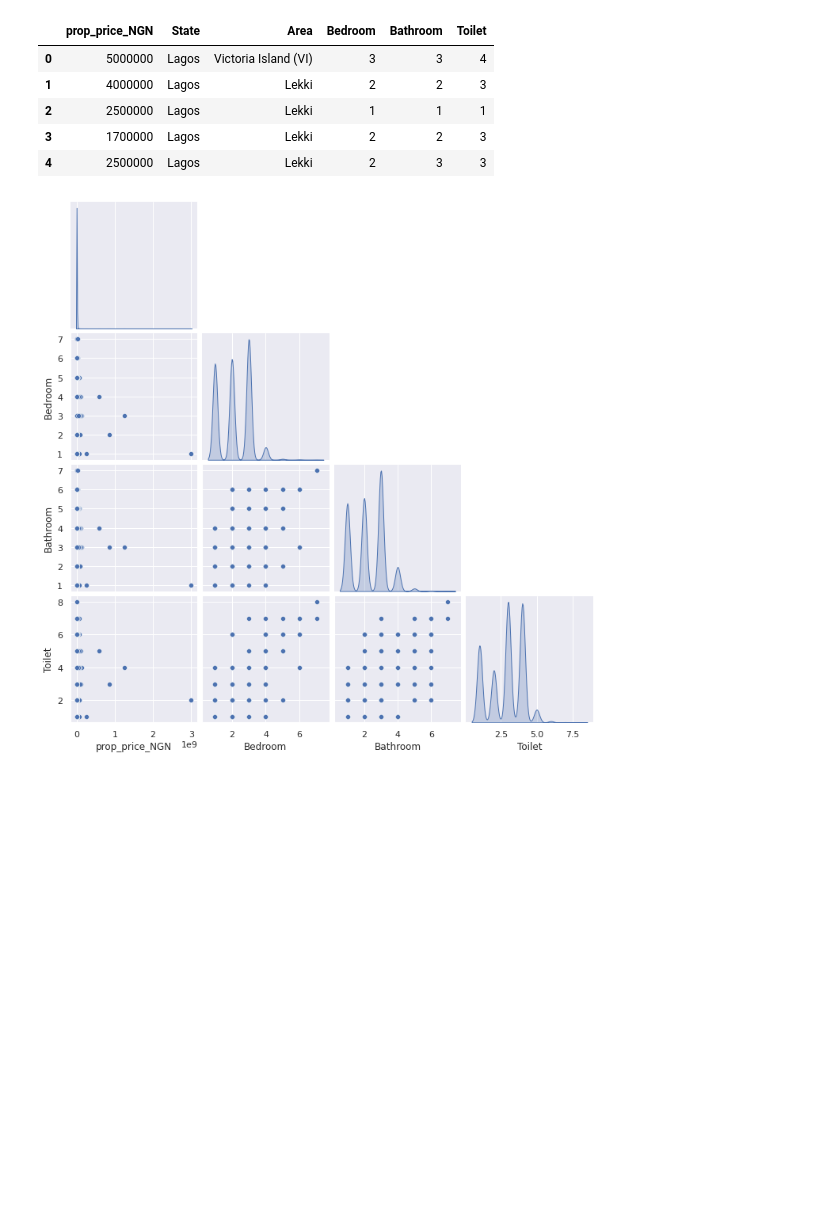
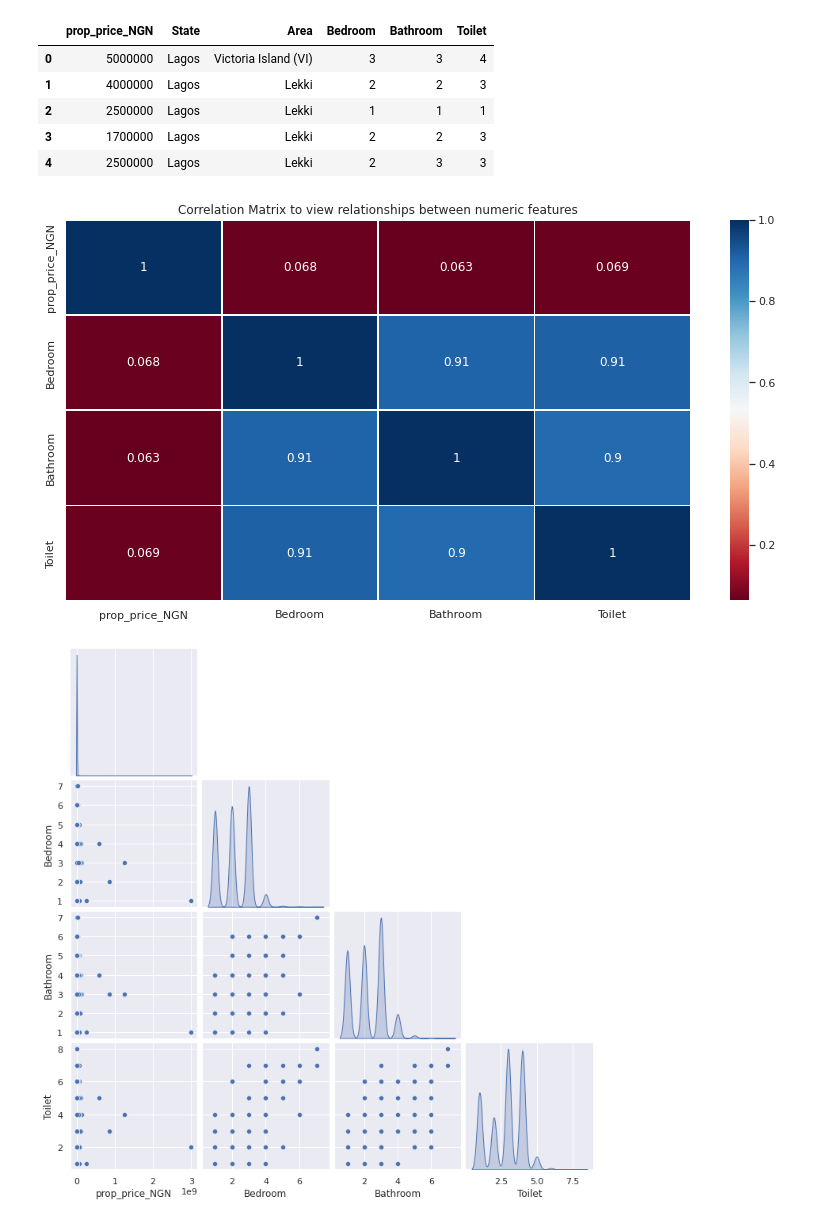
Before and after one commit to tosmartak/Data-Science-and-Machine-Learning-Projects-with-Python, a Jupyter notebook: Nigerian_State_Relocation_Guide_and_Tips.ipynb, the cells around one changed output. Saved outputs shown, nothing was run; the diff lists cells and outputs as text; code cells hidden in the pictures; blank space fills up the shorter version.

```diff
--- a/Nigerian_State_Relocation_Guide_and_Tips.ipynb
+++ b/Nigerian_State_Relocation_Guide_and_Tips.ipynb
@@ -1063,6 +1051,7 @@ sns.set()
 
 # Make NumPy printouts easier to read
 np.set_printoptions(precision=3, suppress=True)
+sns.set()
 # %%
 df_for_pred = pd.read_csv("drive/MyDrive/Data Science and ML projects/Nigerian State Relocation Guide Data/clean_property_with_dt.csv",
                  #parse_dates=['prop_date'],
@@ -1081,6 +1068,17 @@ df_for_pred.head()
 | 2 | 2500000 | Lagos | Lekki | 1 | 1 | 1 |
 | 3 | 1700000 | Lagos | Lekki | 2 | 2 | 3 |
 | 4 | 2500000 | Lagos | Lekki | 2 | 3 | 3 |
+# %%
+# Make a correlation matrix
+corr_matrix = df_for_pred.corr()
+fig,ax = plt.subplots(figsize=(14,7))
+plt.title("Correlation Matrix to view relationships between numeric features")
+ax = sns.heatmap(corr_matrix,
+                 annot=True,
+                 linewidths=0.5,
+                 cmap='RdBu');
+# %% [output]
+[figure, added]
 # %%
 sns.pairplot(df_for_pred, diag_kind='kde', corner=True);
 # %% [output]
```
Also changed, not shown: parts of 26 cells of this notebook.
